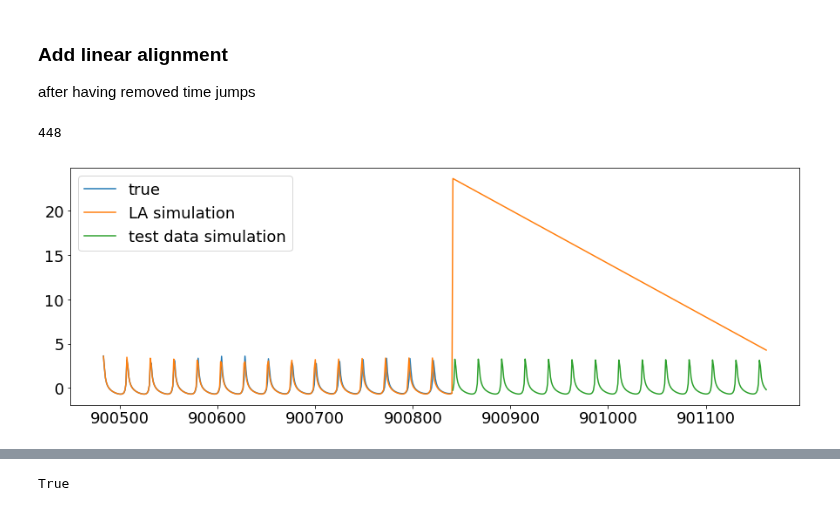
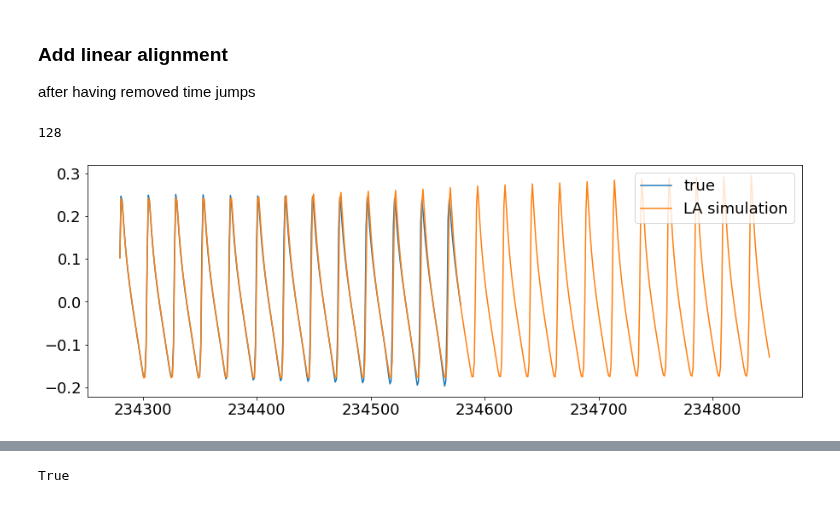
Before and after one commit to Mixanik-43/IDAO-2020, a Jupyter notebook: transformation_notebook_withLA.ipynb, the cells around one changed output, grey strips where cells are left out. Drawn from its saved outputs; the diff is of its cells as text; code cells hidden in the pictures.

```diff
--- a/transformation_notebook_withLA.ipynb
+++ b/transformation_notebook_withLA.ipynb
@@ -235,14 +218,14 @@ def amp_sim_feats(data, amp_stretch,feats = ['Vx_sim','Vy_sim','Vz_sim'],
 data = pd.read_csv('data/train.csv', index_col = 'id')
 data['time'] = data['epoch']
 data['epoch'] = pd.to_datetime(data['epoch']).values.astype(float)
-data['epoch'] = data['epoch'] - data['epoch'][0]
+# data['epoch'] = data['epoch'] - data['epoch'][0]
 # %%
 #data.head(1)
 # %%
 test_data = pd.read_csv('data/test.csv', index_col = 'id')
 test_data['time'] = test_data['epoch']
 test_data['epoch'] = pd.to_datetime(test_data['epoch']).values.astype(float)
-test_data['epoch'] = test_data['epoch'] - data['epoch'][0]
+# test_data['epoch'] = test_data['epoch'] - data['epoch'][0]
 # %%
 #test_data.head()
 # %% [markdown]
@@ -294,11 +295,14 @@ after having removed time jumps
 # %%
 sat_id = random.choice(sat_t1)
 print(sat_id)
+# sat_id = 448
 # %% [output]
-448
+128
 # %%
+alignment_model = LinearAlignment()
 sat_data = get_satellite_data(remove_jumps, sat_id)
 n_first = sat_data.shape[0] - sat_data['x'].isnull().sum()
+
 index = sat_data.index
 pred = pd.DataFrame(index = index)
 sat_data.set_index(index)
@@ -341,9 +345,9 @@ for feature_name in target_list:
 # %%
 plt.figure(figsize=(15, 5));
 plt.plot(pred['Vz'],label = 'true')
 plt.plot(pred['Vz_sim'],label = 'LA simulation');
-plt.plot(get_satellite_data(test_data,sat_id)['Vz_sim'],label='test data simulation')
+# plt.plot(get_satellite_data(test_data,sat_id)['Vz_sim'],label='test data simulation')
 #plt.plot(a['Vx_sim'],label = 'prediction');
 plt.legend();
 # %% [output]
-[figure, old version]
+[figure, new version]
```
Also changed, not shown: parts of 5 cells of this notebook.
